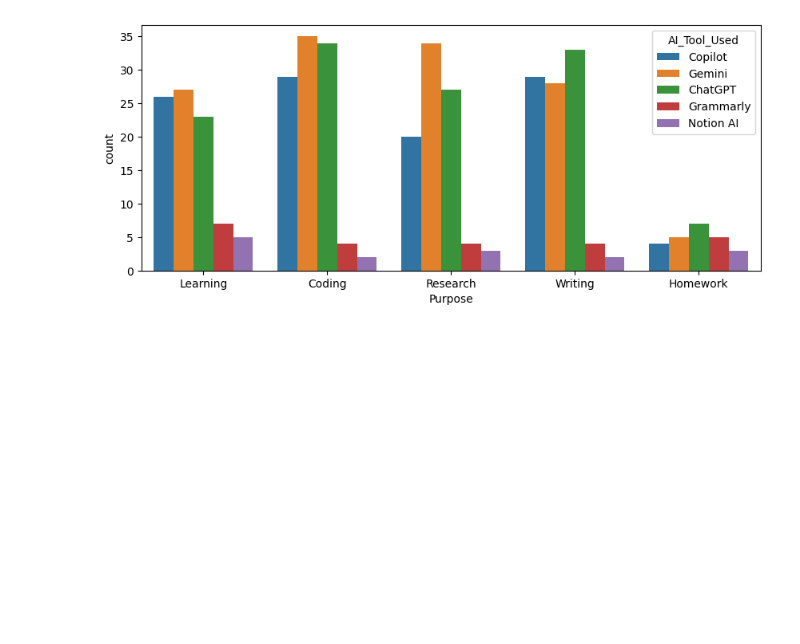
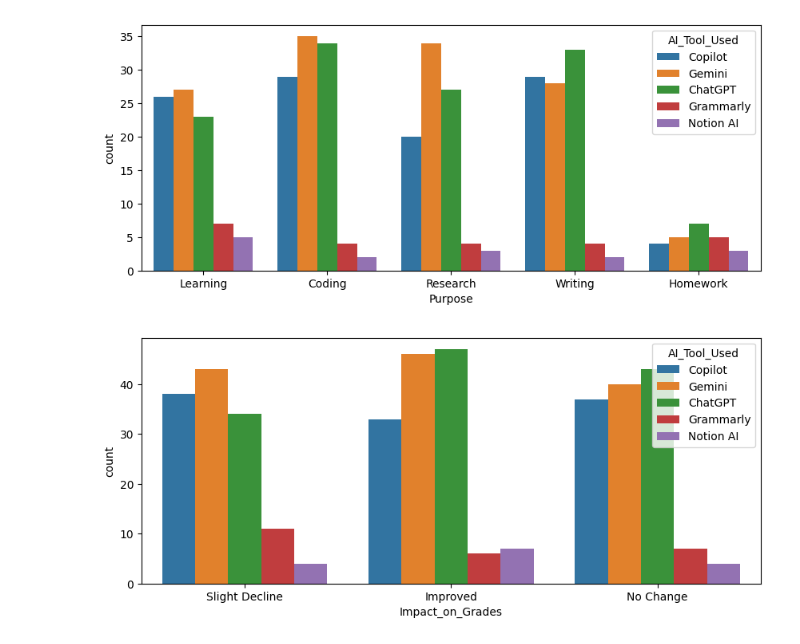
Before and after one commit to IgordaVeiga/Dashboard-Estatistica, a Jupyter notebook: AnaliseDeDados.ipynb, the cells around one changed output. Saved outputs shown, nothing was run; the diff lists cells and outputs as text; code cells hidden in the pictures; blank space fills up the shorter version.

```diff
--- a/AnaliseDeDados.ipynb
+++ b/AnaliseDeDados.ipynb
@@ -273,8 +273,10 @@ plt.show()
 [figure]
 # %%
 plt.subplots(figsize=(10, 4))
-sns.countplot(data=df, x="Purpose", hue="AI_Tool_Used")
-plt.xlabel("Purpose")
+sns.countplot(data=df, x="Impact_on_Grades", hue="AI_Tool_Used")
+plt.xlabel("Impact_on_Grades")
 plt.show()
+# %% [output]
+[figure, added]
 # %%
 plt.subplots(figsize=(10, 4))
```
Also changed, not shown: parts of 2 cells of this notebook.
